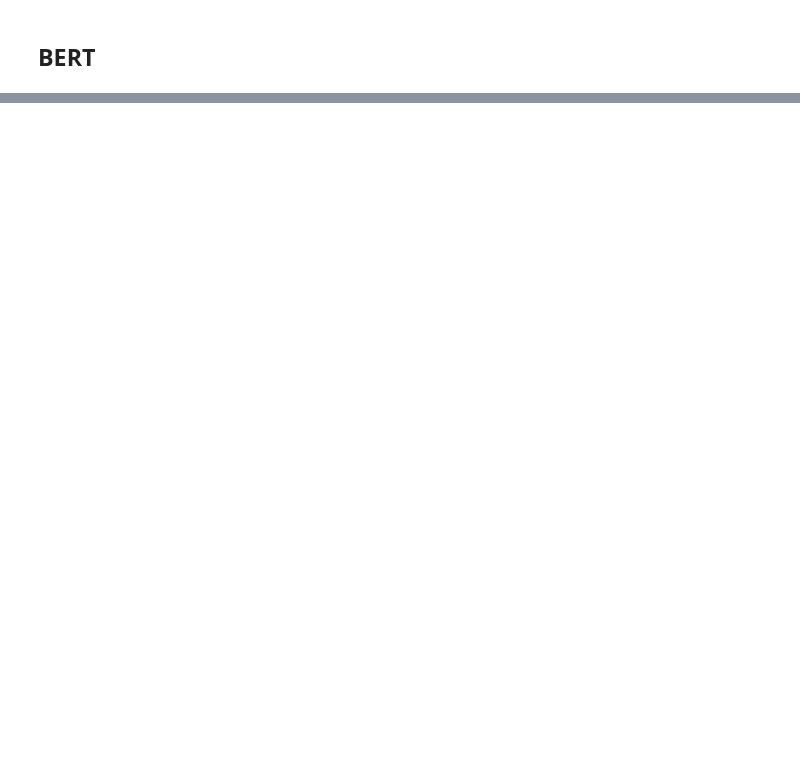
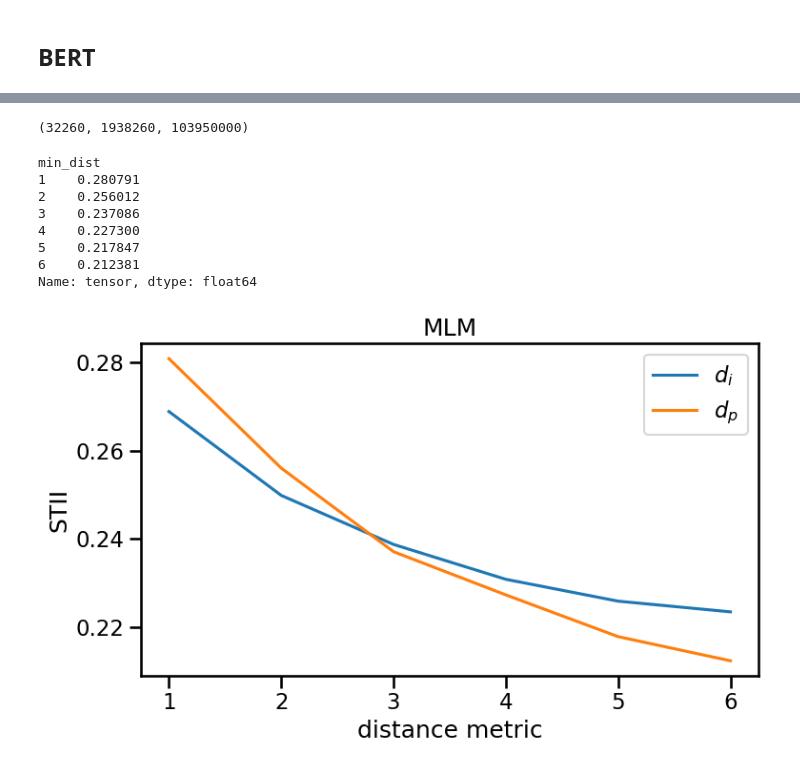
Before and after one commit to divyanshsinghvi/ShapleyInteraction4Structure, a Jupyter notebook: new_shapley_values/plot.ipynb, the cells around one changed output, grey strips where cells are left out. Cells and saved outputs as stored; diff of their text form; code cells hidden in the pictures; blank space fills up the shorter version.

```diff
--- a/new_shapley_values/plot.ipynb
+++ b/new_shapley_values/plot.ipynb
@@ -2,0 +153,3 @@
+# %%
+new_abc = pd.read_pickle('output2/all_comb_bert100.pkl', compression='gzip')
+mwe = pd.read_pickle('output2/mwe_bert100.pkl', compression='gzip')
@@ -2,0 +171,4 @@
+# %%
+len(strong_mwe), len(weak_mwe), len(new_abc)
+# %% [output]
+(32260, 1938260, 103950000)
@@ -2,0 +177,32 @@
+# %%
+new_new_abc = new_abc[(new_abc['min_dist'] > 0) & (new_abc['min_dist'] < 7)].copy()
+
+posdis_means= new_new_abc.groupby('posdis')['tensor'].mean()
+min_dist_means = new_new_abc.groupby('min_dist')['tensor'].mean()
+
+min_dist_means  = min_dist_means[min_dist_means.index > 0]
+min_dist_means  = min_dist_means[min_dist_means.index < 7]
+display(min_dist_means)
+plt.figure(figsize=(8, 5))
+plt.plot(posdis_means, label='$d_{i}$')
+plt.plot(min_dist_means, label='$d_{p}$')
+
+# Add labels and legend
+plt.xlabel('distance metric')
+plt.ylabel('STII')
+plt.title('MLM')
+# plt.yticks([0.6, 0.9, 1.2, 1.5])  # Adjust the range if needed
+# plt.yticks([0.7, 0.9, 1.1, 1.3])  # Adjust the range if needed
+plt.legend()
+plt.tight_layout()
+plt.savefig('mlm_avg_experiment-updated1.pdf', bbox_inches='tight')
+# %% [output]
+min_dist
+1    0.280791
+2    0.256012
+3    0.237086
+4    0.227300
+5    0.217847
+6    0.212381
+Name: tensor, dtype: float64
+[figure, added]
```
Also changed, not shown: parts of 42 cells of this notebook, 3 other files.
